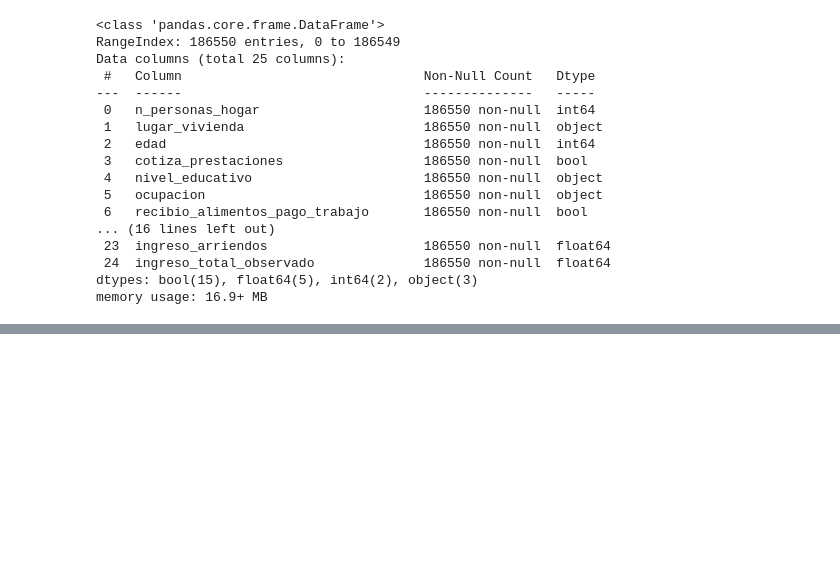
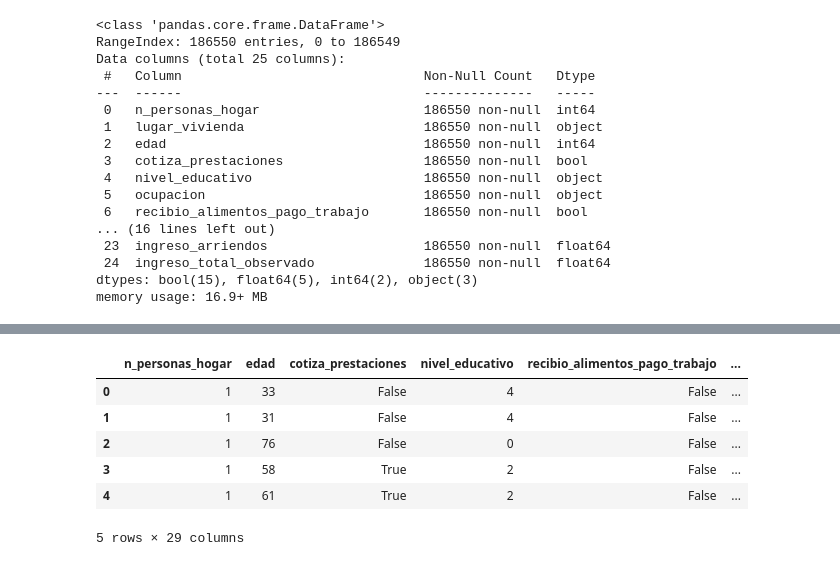
Before and after one commit to camilaleniss/miad-g8-project, a Jupyter notebook: notebooks/Modelos.ipynb, the cells around one changed output, grey strips where cells are left out. Cells and saved outputs as stored; diff of their text form; code cells hidden in the pictures; blank space fills up the shorter version.

```diff
--- a/notebooks/Modelos.ipynb
+++ b/notebooks/Modelos.ipynb
@@ -57,0 +93,12 @@ df_scaled = scaler.fit_transform(df_numerical)
+# %%
+df = pd.get_dummies(df, columns=['ocupacion'], drop_first=True)
+
+df.head()
+# %% [output]
+|  | n_personas_hogar | edad | cotiza_prestaciones | nivel_educativo | recibio_alimentos_pago_trabajo | ... |
+| 0 | 1 | 33 | False | 4 | False | ... |
+| 1 | 1 | 31 | False | 4 | False | ... |
+| 2 | 1 | 76 | False | 0 | False | ... |
+| 3 | 1 | 58 | True | 2 | False | ... |
+| 4 | 1 | 61 | True | 2 | False | ... |
+5 rows × 29 columns
```
Also changed, not shown: parts of 11 cells of this notebook.
